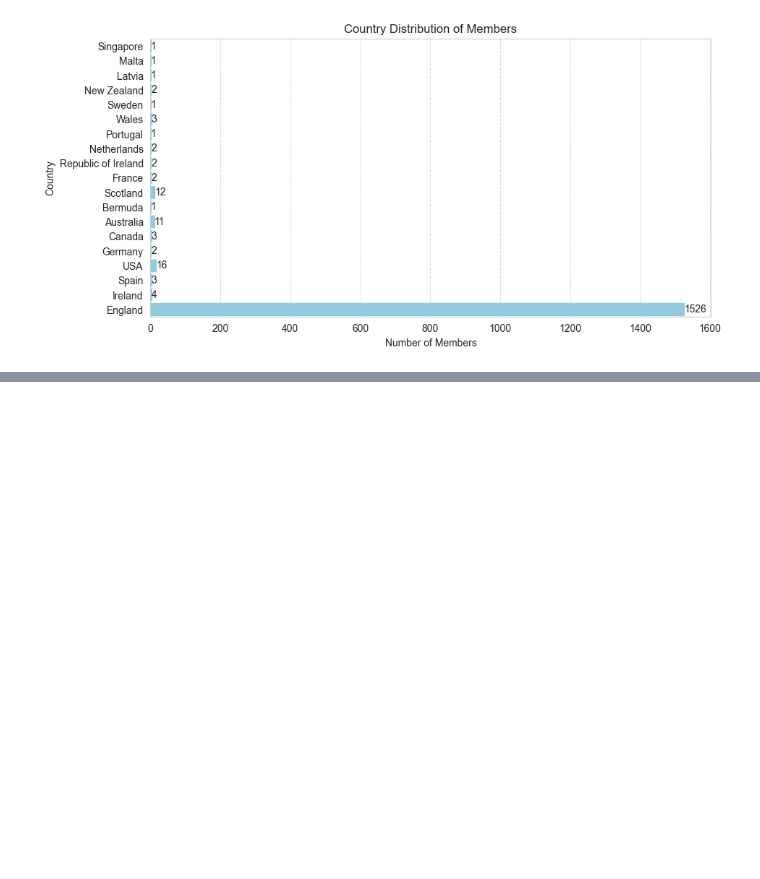
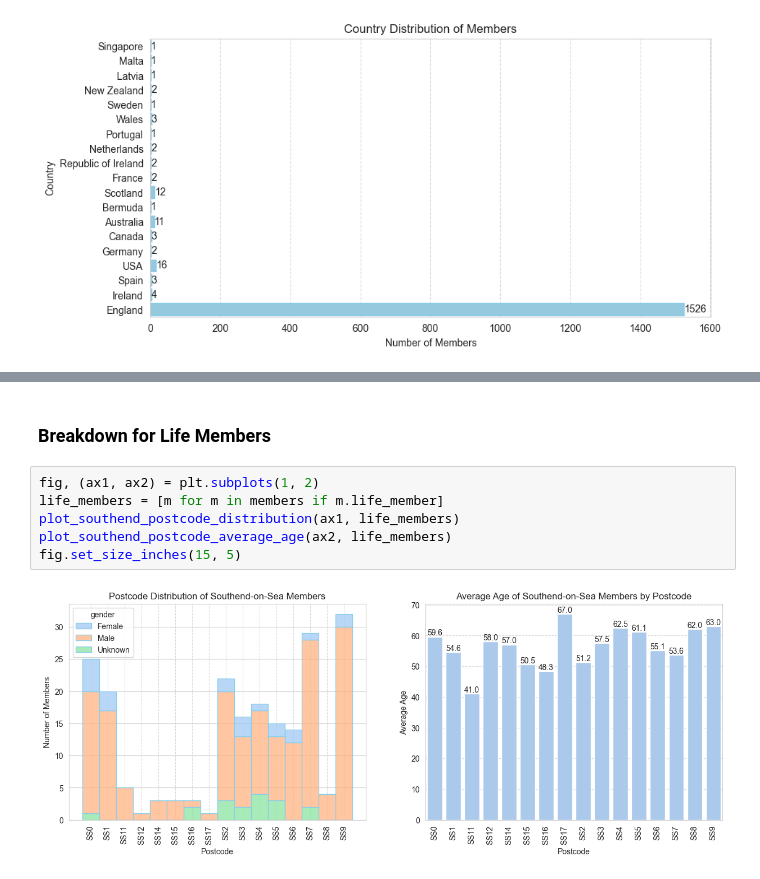
Before and after one commit to c-m-hunt/shrimpers-trust, a Jupyter notebook: member-report/notebooks/member_report.ipynb, the cells around one changed output, grey strips where cells are left out. Drawn from its saved outputs; the diff is of its cells as text; blank space fills up the shorter version.

```diff
--- a/member-report/notebooks/member_report.ipynb
+++ b/member-report/notebooks/member_report.ipynb
@@ -114,0 +142,10 @@ fig.set_size_inches(15, 5)
+# %% [markdown]
+### Breakdown for Life Members
+# %%
+fig, (ax1, ax2) = plt.subplots(1, 2)
+life_members = [m for m in members if m.life_member]
+plot_southend_postcode_distribution(ax1, life_members)
+plot_southend_postcode_average_age(ax2, life_members)
+fig.set_size_inches(15, 5)
+# %% [output]
+[figure, added]
```
Also changed, not shown: parts of 6 cells of this notebook, 1 other file.
